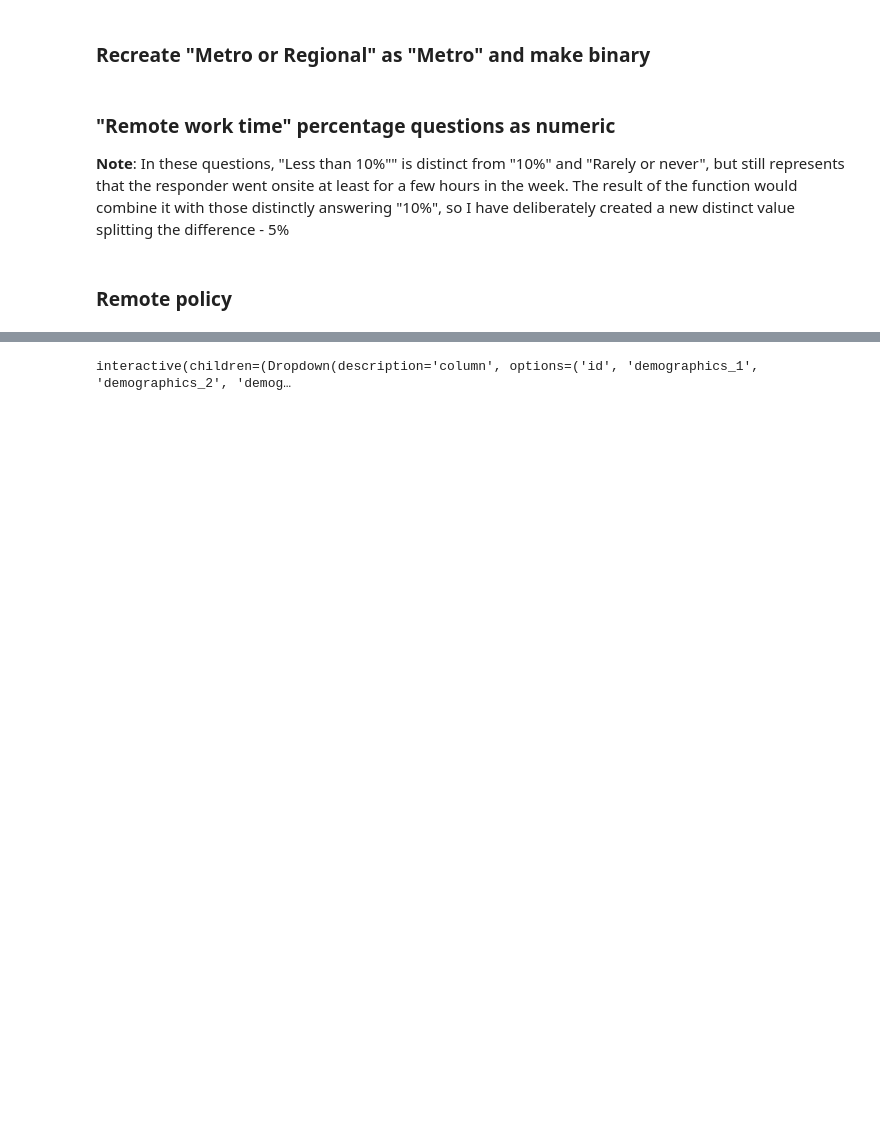
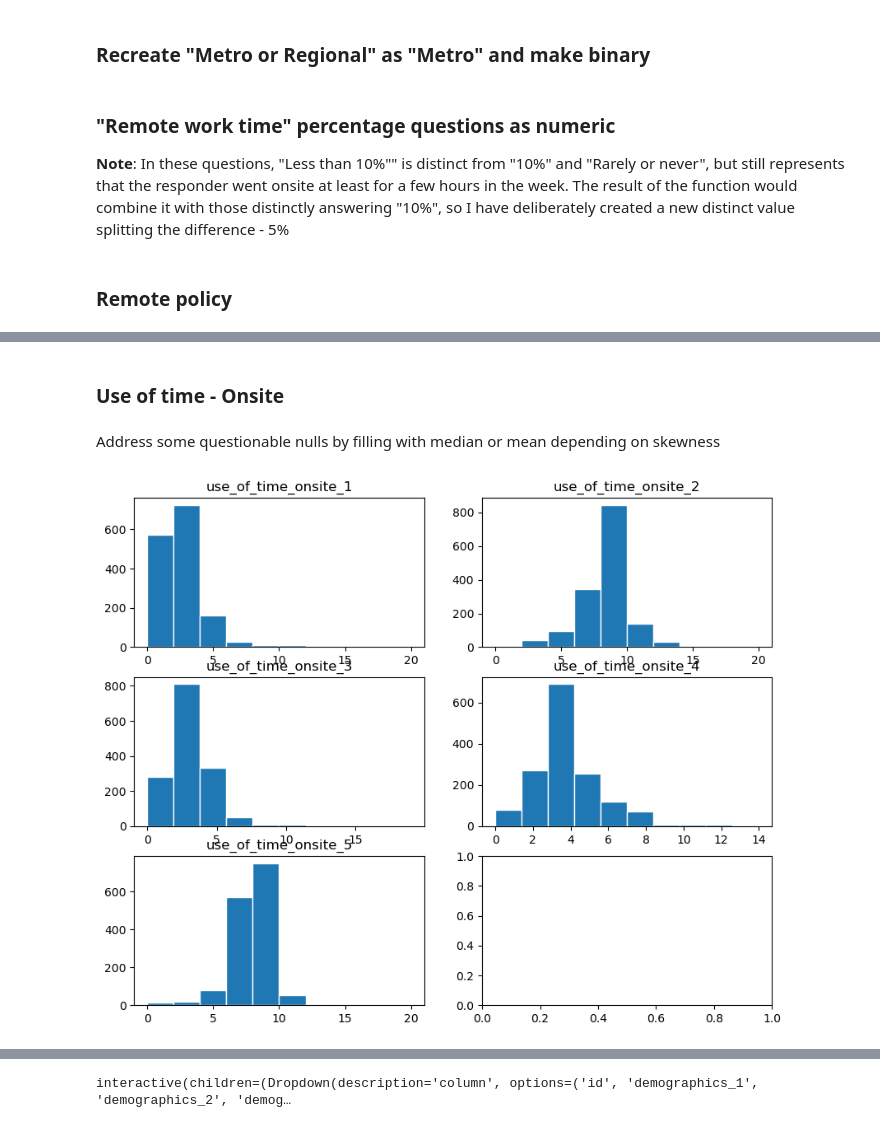
Before and after one commit to mikeminik/remote_work_survey, a Jupyter notebook: code/00_data_cleaning.ipynb, the cells around one changed output, grey strips where cells are left out. Saved outputs shown, nothing was run; the diff lists cells and outputs as text; code cells hidden in the pictures; blank space fills up the shorter version.

```diff
--- a/code/00_data_cleaning.ipynb
+++ b/code/00_data_cleaning.ipynb
@@ -163,0 +228,5 @@ for i in range(1,6):
+# %%
+for i in range(2,4):
+    tidy_df[f"split_work_day_{i}"] = tidy_df[f"split_work_day_{i}"].fillna('NA')
+    tidy_df[f"split_work_day_{i}"] = np.where(tidy_df[f"split_work_day_{i}"] == 'Less than 10% of my time', '5', tidy_df[f"split_work_day_{i}"])
+    tidy_df[f"split_work_day_{i}"] = tidy_df[f"split_work_day_{i}"].apply(strip_chars)
@@ -163,0 +235,32 @@ for i in range(1,6):
+# %%
+for i in range(1,8):
+    tidy_df[f'remote_culture_{i}'] = tidy_df[f'remote_culture_{i}'].apply(encode_ordinal)
+# %%
+tidy_df['remote_culture_8'] = tidy_df['remote_culture_8'].apply(lambda s: encode_ordinal(string = s, ordinal_map= strong_neg_strong_pos_map))
+# %%
+very_unlikely_very_likely_map = {
+    'Very unlikely' : -2,
+    'Somewhat unlikely' : -1,
+    'Neither unlikely or likely' : 0,
+    'Somewhat likely' : 1,
+    'Very likely' : 2
+}
+
+for i in range(10,13):
+    tidy_df[f'remote_culture_{i}'] = tidy_df[f'remote_culture_{i}'].apply(lambda s : encode_ordinal(string = s, ordinal_map= very_unlikely_very_likely_map))
+# %% [markdown]
+### Use of time - Onsite
+# %% [markdown]
+Address some questionable nulls by filling with median or mean depending on skewness
+# %%
+fig, axs = plt.subplots(3 , 2, figsize=(10,8))
+
+i = 1
+for y in range(3):
+    for x in range(2):
+        if i < 6:
+            axs[y,x].hist(tidy_df[f"use_of_time_onsite_{i}"], edgecolor='white');
+            axs[y,x].set_title(f"use_of_time_onsite_{i}")
+            i+=1
+# %% [output]
+[figure, added]
```
Also changed, not shown: parts of 39 cells of this notebook, 2 other files.
